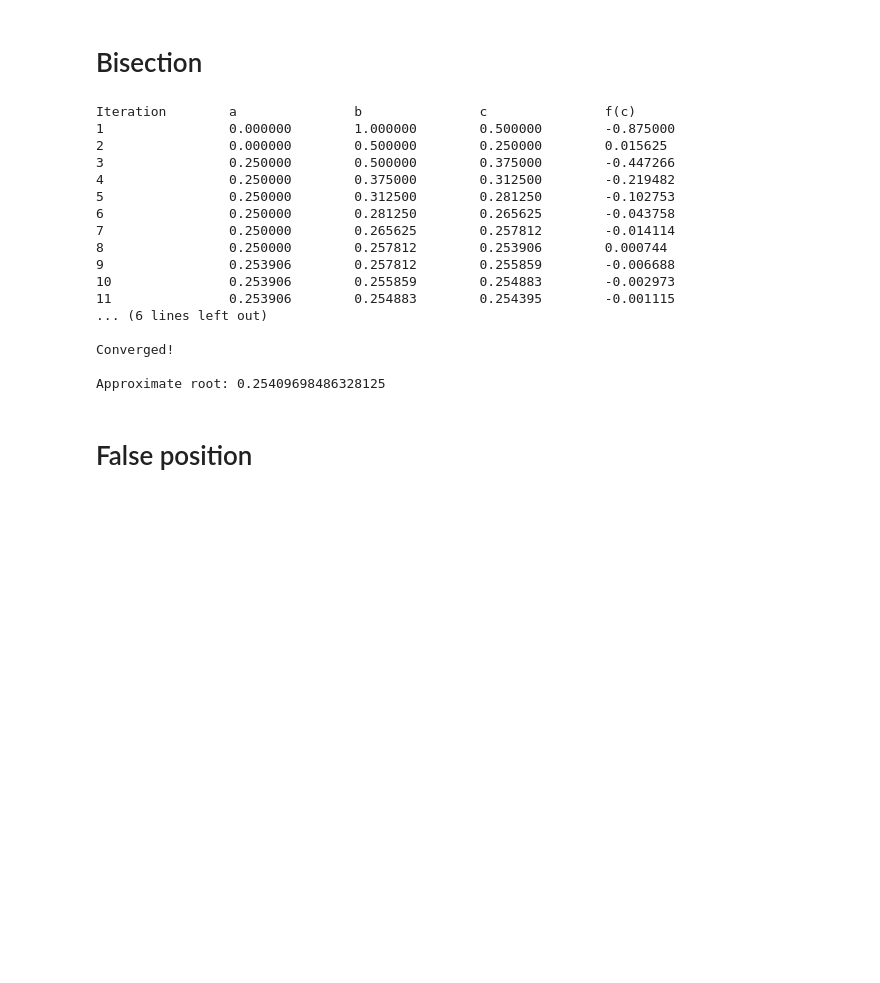
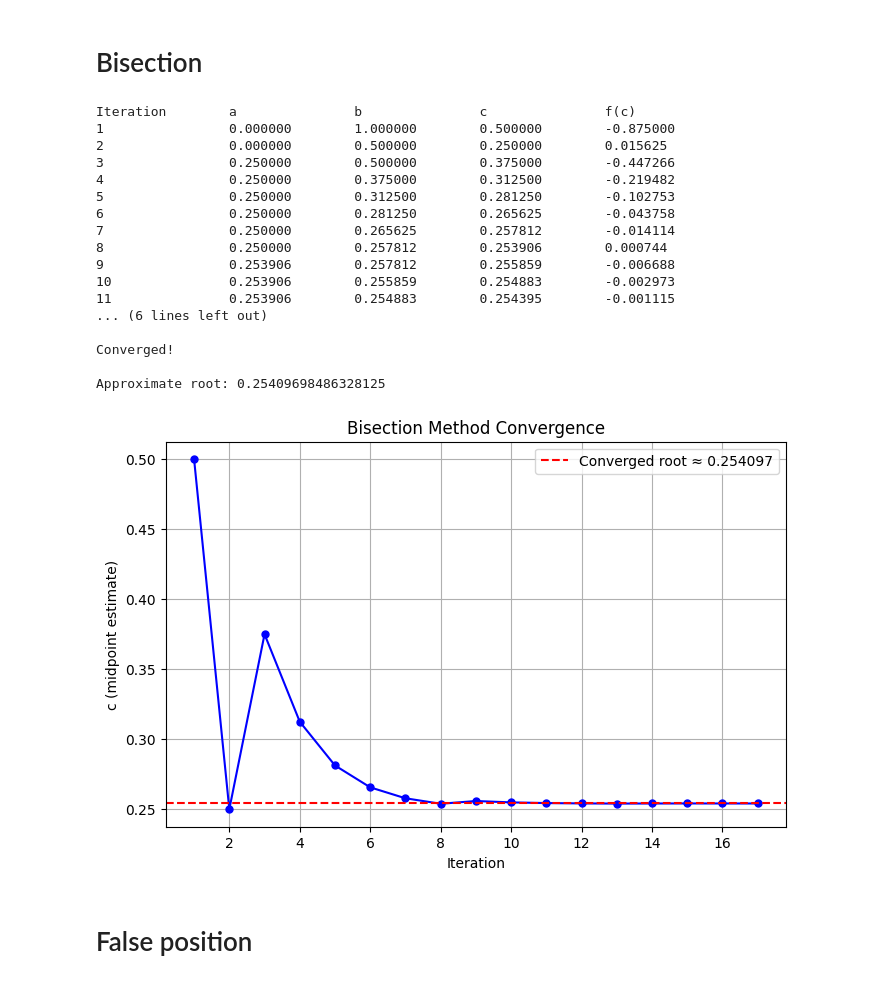
Before and after one commit to safiullah-foragy/Machine-learning, a Jupyter notebook: numerical_mid.ipynb, the cells around one changed output. Saved outputs shown, nothing was run; the diff lists cells and outputs as text; code cells hidden in the pictures; blank space fills up the shorter version.

```diff
--- a/numerical_mid.ipynb
+++ b/numerical_mid.ipynb
@@ -45,61 +61,78 @@ Approximate root: 0.25410185518358
 # Bisection
 # %%
 import math
+import matplotlib.pyplot as plt
 
-f = lambda x: x**3 - 4*x + 1
+def f(x): return x**3 - 4*x + 1
 
 def bisection(a, b, tol, n):
     if f(a) * f(b) >= 0:
         print("Bisection method fails. f(a) and f(b) must have opposite signs.")
-        return None
+        return None, []
 
     print("Iteration\t a\t\t b\t\t c\t\t f(c)")
-    i=1
-    while i<=n:
+    i = 1
+    c_values = []
+
+    while i <= n:
         c = (a + b) / 2
+        c_values.append(c)
         print(f"{i}\t\t {a:.6f}\t {b:.6f}\t {c:.6f}\t {f(c):.6f}")
         i += 1
 
         if abs(f(c)) < tol or abs(b - a)/2 < tol:
             print("\nConverged!")
-            return c
+            break
 
         if f(a) * f(c) < 0:
             b = c
         else:
             a = c
 
+    print("\nApproximate root:", c)
+    return c, c_values
 
-
-    print("\nDid not converge within max iterations.")
-    return (a + b) / 2
-
-
+# -------------------------
+# Example usage
+# -------------------------
 a = 0
 b = 1
 tol = 1e-5
 n = 200
 
-root = bisection(a, b, tol, n)
-print("\nApproximate root:", root)
+root, c_values = bisection(a, b, tol, n)
+
+# -------------------------
+# Plotting convergence
+# -------------------------
+plt.figure(figsize=(8,5))
+plt.plot(range(1, len(c_values)+1), c_values, 'bo-', markersize=5)
+plt.axhline(y=root, color='r', linestyle='--', label=f'Converged root ≈ {root:.6f}')
+plt.xlabel('Iteration')
+plt.ylabel('c (midpoint estimate)')
+plt.title('Bisection Method Convergence')
+plt.grid(True)
+plt.legend()
+plt.show()
 # %% [output]
 Iteration        a               b               c               f(c)
 1                0.000000        1.000000        0.500000        -0.875000
 2                0.000000        0.500000        0.250000        0.015625
 3                0.250000        0.500000        0.375000        -0.447266
 4                0.250000        0.375000        0.312500        -0.219482
 5                0.250000        0.312500        0.281250        -0.102753
 6                0.250000        0.281250        0.265625        -0.043758
 7                0.250000        0.265625        0.257812        -0.014114
 8                0.250000        0.257812        0.253906        0.000744
 9                0.253906        0.257812        0.255859        -0.006688
 10               0.253906        0.255859        0.254883        -0.002973
 11               0.253906        0.254883        0.254395        -0.001115
 ... (6 lines left out)
 
 Converged!
 
 Approximate root: 0.25409698486328125
+[figure, added]
 # %% [markdown]
 # False position
 # %%
```
Also changed, not shown: parts of 35 cells of this notebook, 31 other files.
